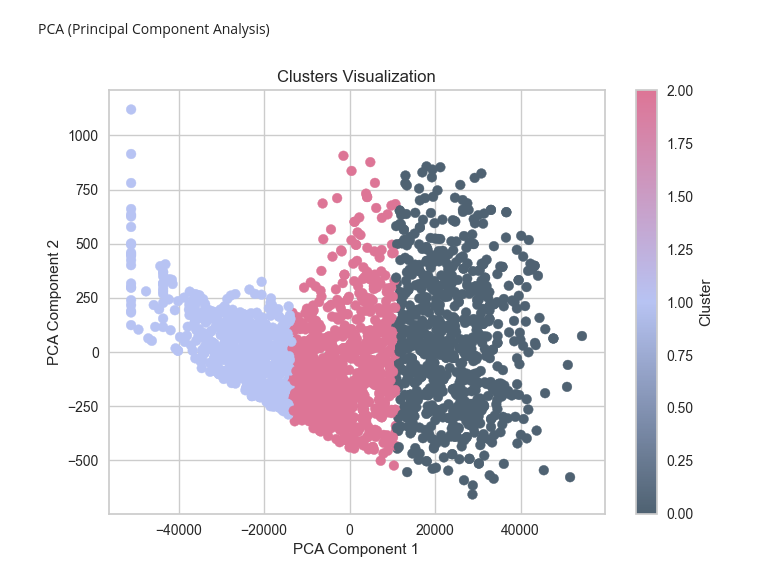
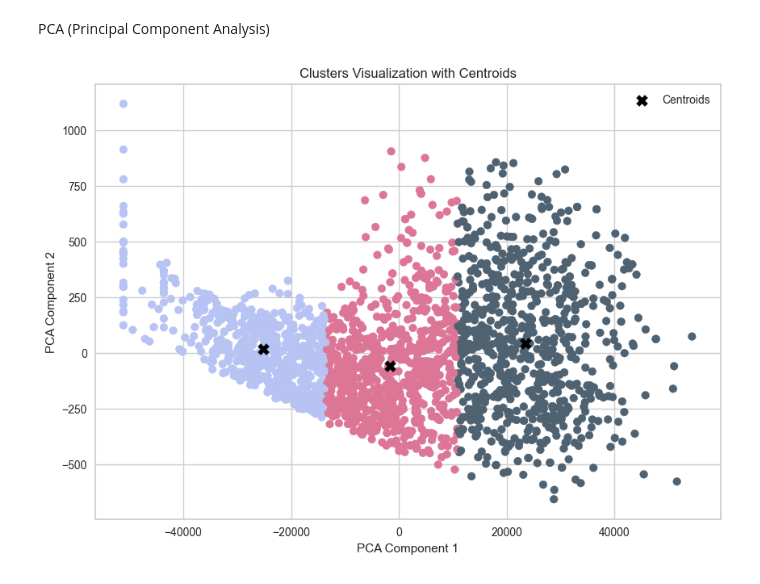
Before and after one commit to dalimvc/DS-Mini-project, a Jupyter notebook: miniProjectAssignmentDaliborMirkovic.ipynb, the cells around one changed output. Saved outputs shown, nothing was run; the diff lists cells and outputs as text; code cells hidden in the pictures.

Commit message:
wraping k-means

```diff
--- a/miniProjectAssignmentDaliborMirkovic.ipynb
+++ b/miniProjectAssignmentDaliborMirkovic.ipynb
@@ -581,19 +584,26 @@ Cluster 1: 661
 # %%
 #choosing the colors for the clusters
 my_colors = ['#4F6272', '#B7C3F3', '#DD7596']
 cmap = lsc.from_list("custom_cmap", my_colors)
 
 #creating the PCA model and transforming the data
 pca = PCA(n_components=2) #defining nr of components (dimensions)
 pca_components = pca.fit_transform(df_encoded) #adding my data to the model and transforming it
-plt.scatter(pca_components[:, 0], pca_components[:, 1], c=df['Cluster'], cmap=cmap) #plotting the scatter plot with the clusters
+
+#xalculating centroids
+centroids = np.array([pca_components[df['Cluster'] == i].mean(axis=0) for i in np.unique(df['Cluster'])])
+
+plt.figure(figsize=(10, 7))
+scatter = plt.scatter(pca_components[:, 0], pca_components[:, 1], c=df['Cluster'], cmap=cmap)
+plt.scatter(centroids[:, 0], centroids[:, 1], c='black', s=100, marker='X', label='Centroids')
 plt.xlabel('PCA Component 1')
 plt.ylabel('PCA Component 2')
-plt.title('Clusters Visualization')
-plt.colorbar(label='Cluster')
+plt.title('Clusters Visualization with Centroids')
+
+plt.legend()
 plt.show()
 # %% [output]
-[figure, old version]
+[figure, new version]
 # %%
 pca = PCA(n_components=3) #setting components to 3 to plot 3D scatter plot
 pca_components = pca.fit_transform(df_encoded) #adding the data
```
Also changed, not shown: parts of 16 cells of this notebook.
